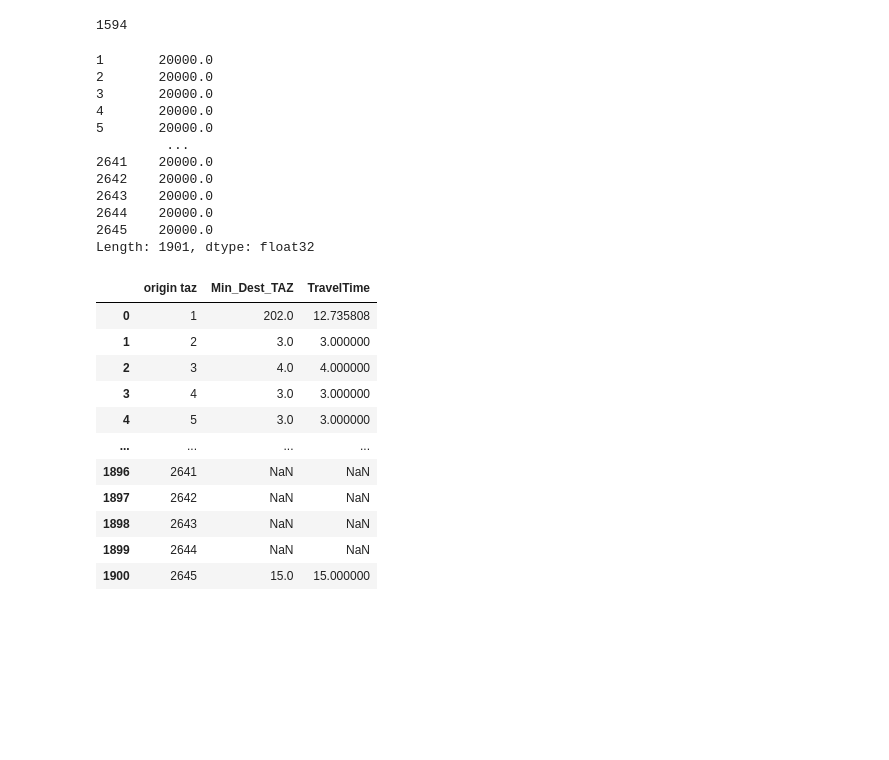
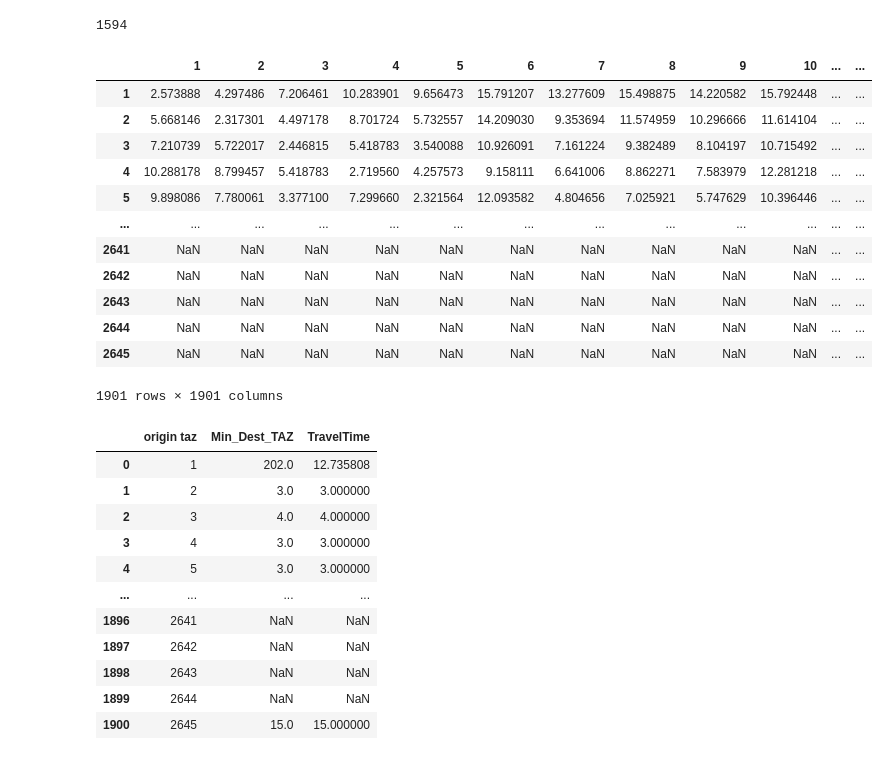
Before and after one commit to mmatkinson7/LRTP_DIDB_AVGTT, a Jupyter notebook: LTRP_DIDB_AVGTT_JULY21.ipynb, the cells around one changed output. Cells and saved outputs as stored; diff of their text form; code cells hidden in the pictures; blank space fills up the shorter version.

```diff
--- a/LTRP_DIDB_AVGTT_JULY21.ipynb
+++ b/LTRP_DIDB_AVGTT_JULY21.ipynb
@@ -115,7 +115,7 @@ for x in skims_AM.keys():
     if x == 'Walk':
         AM_Tables[x] = pd.DataFrame((np.array(skims_AM[x]['WalkTime']))[1:1902, 1:1902],
                                    index=tazs, columns=tazs).replace(-np.inf, np.nan)
-        AM_Tables[x] = AM_Tables[x].loc[AM_Tables[x]['WalkTime']> 60, 'WalkTime'] = None
+        AM_Tables[x][AM_Tables[x] > 60] = None
 
 for x in skims_MD.keys():
     if x != 'SOV' and x != 'Walk' and x != 'WAT_TR':
@@ -138,7 +138,7 @@ for x in skims_MD.keys():
     if x == 'Walk':
         MD_Tables[x] = pd.DataFrame((np.array(skims_MD[x]['WalkTime']))[1:1902, 1:1902],
                                    index=tazs, columns=tazs).replace(-np.inf, np.nan)
-        MD_Tables[x] = MD_Tables[x].loc[MD_Tables[x]['WalkTime']> 60, 'WalkTime'] = None
+        MD_Tables[x][MD_Tables[x] > 60] = None
 # %%
 #close everything!
 Walk_skim.close()
@@ -157,20 +157,21 @@ DAT_RapidTransit_skim_MD.close()
 WAT_Transit_skim_MD.close()
 SOV_skim_MD.close()
 # %%
-AM_Tables['Walk'].max()
+AM_Tables['Walk']
 # %% [output]
+|  | 1 | 2 | 3 | 4 | 5 | 6 | 7 | 8 | 9 | 10 | ... | ... |
+| 1 | 2.573888 | 4.297486 | 7.206461 | 10.283901 | 9.656473 | 15.791207 | 13.277609 | 15.498875 | 14.220582 | 15.792448 | ... | ... |
+| 2 | 5.668146 | 2.317301 | 4.497178 | 8.701724 | 5.732557 | 14.209030 | 9.353694 | 11.574959 | 10.296666 | 11.614104 | ... | ... |
+| 3 | 7.210739 | 5.722017 | 2.446815 | 5.418783 | 3.540088 | 10.926091 | 7.161224 | 9.382489 | 8.104197 | 10.715492 | ... | ... |
+| 4 | 10.288178 | 8.799457 | 5.418783 | 2.719560 | 4.257573 | 9.158111 | 6.641006 | 8.862271 | 7.583979 | 12.281218 | ... | ... |
+| 5 | 9.898086 | 7.780061 | 3.377100 | 7.299660 | 2.321564 | 12.093582 | 4.804656 | 7.025921 | 5.747629 | 10.396446 | ... | ... |
+| ... | ... | ... | ... | ... | ... | ... | ... | ... | ... | ... | ... | ... |
+| 2641 | NaN | NaN | NaN | NaN | NaN | NaN | NaN | NaN | NaN | NaN | ... | ... |
+| 2642 | NaN | NaN | NaN | NaN | NaN | NaN | NaN | NaN | NaN | NaN | ... | ... |
+| 2643 | NaN | NaN | NaN | NaN | NaN | NaN | NaN | NaN | NaN | NaN | ... | ... |
+| 2644 | NaN | NaN | NaN | NaN | NaN | NaN | NaN | NaN | NaN | NaN | ... | ... |
+| 2645 | NaN | NaN | NaN | NaN | NaN | NaN | NaN | NaN | NaN | NaN | ... | ... |
-1       20000.0
-2       20000.0
-3       20000.0
-4       20000.0
-5       20000.0
-         ...
-2641    20000.0
-2642    20000.0
-2643    20000.0
-2644    20000.0
-2645    20000.0
-Length: 1901, dtype: float32
+1901 rows × 1901 columns
 # %%
 #make DAT tables (get min for each cell!)
 AM_Tables['AM_DAT'] = np.fmin(np.fmin(AM_Tables['DAT_Boat'],AM_Tables['DAT_CR']), np.fmin(AM_Tables['DAT_LB'],AM_Tables['DAT_RT']))
```
Also changed, not shown: parts of 3 cells of this notebook.
